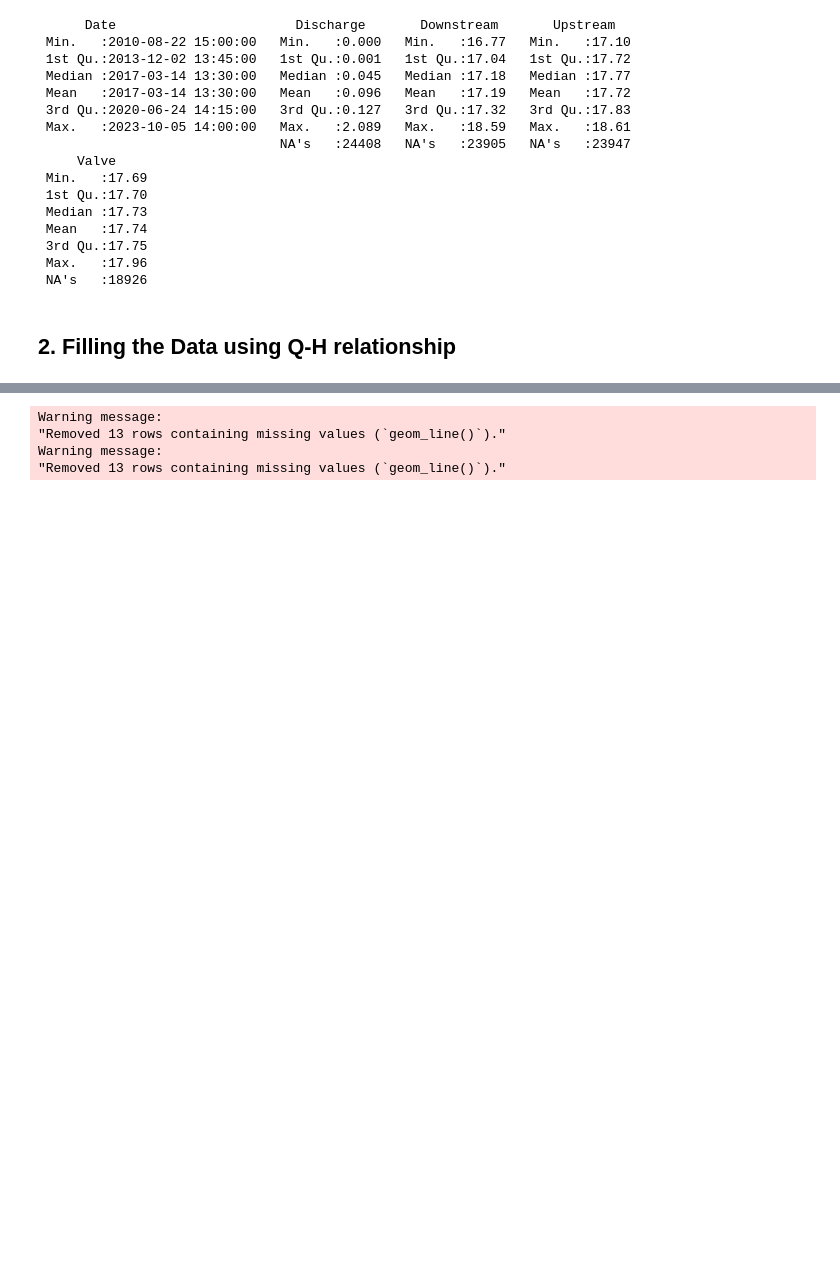
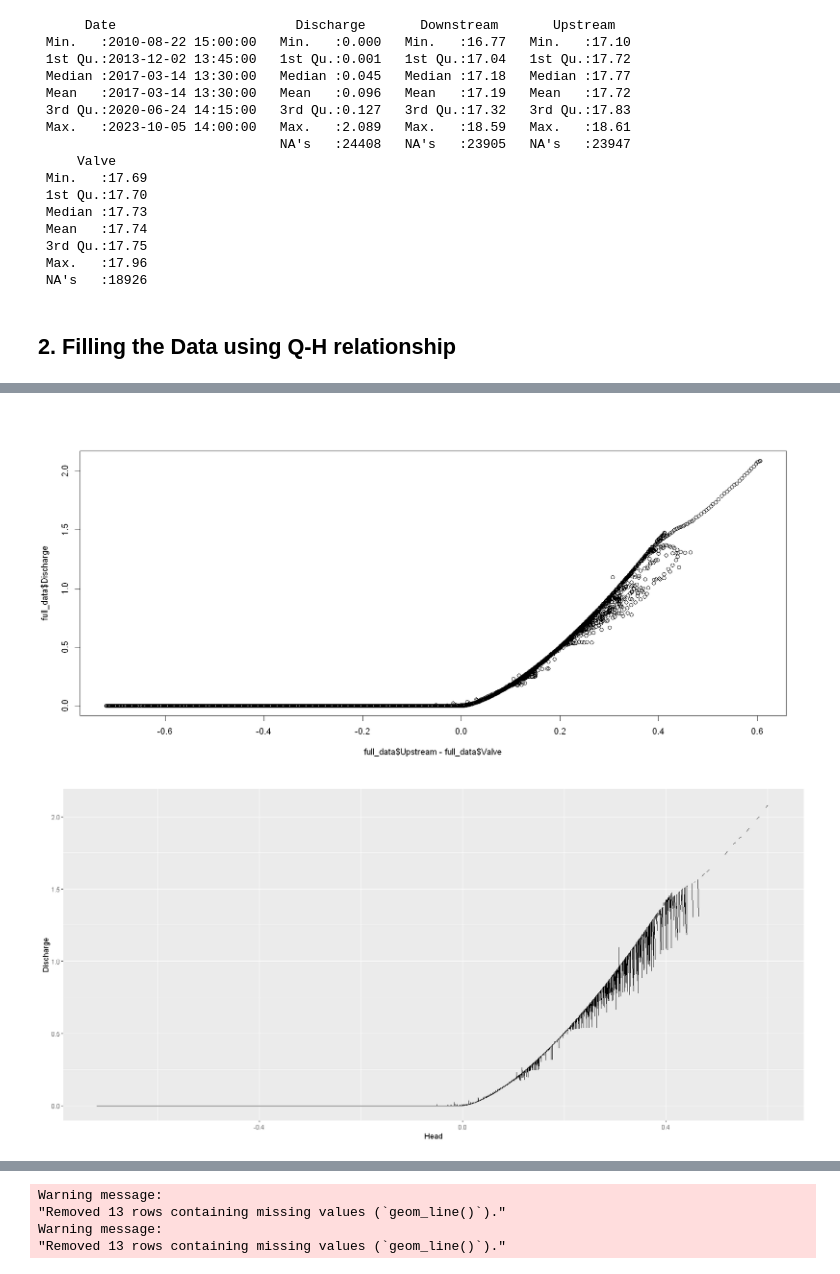
Before and after one commit to sanlocoz/EDCA, a Jupyter notebook: Data Processing.ipynb, the cells around one changed output, grey strips where cells are left out. Saved outputs shown, nothing was run; the diff lists cells and outputs as text; code cells hidden in the pictures; blank space fills up the shorter version.

```diff
--- a/Data Processing.ipynb
+++ b/Data Processing.ipynb
@@ -133,5 +121,14 @@ summary(full_data)
  3rd Qu.:17.75
  Max.   :17.96
  NA's   :18926
-# %% [markdown]
-## 2. Filling the Data using Q-H relationship
+# %% [markdown]
+## 2. Filling the Data using Q-H relationship
+# %%
+options(repr.plot.width = 15)
+
+plot(x = full_data$Upstream-full_data$Valve, y = full_data$Discharge)
+
+ggplot(full_data, aes(x = Upstream-Valve, y = Discharge)) +
+  geom_line() +
+  labs(y = "Discharge", x = "Head")
+# %% [output]
@@ -137,0 +137,2 @@ summary(full_data)
+[figure, added]
+[figure, added]
```
Also changed, not shown: parts of 5 cells of this notebook.
